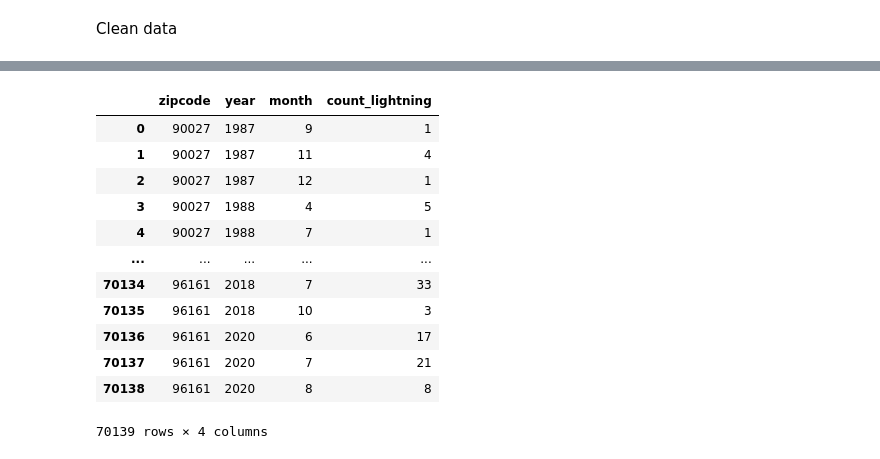
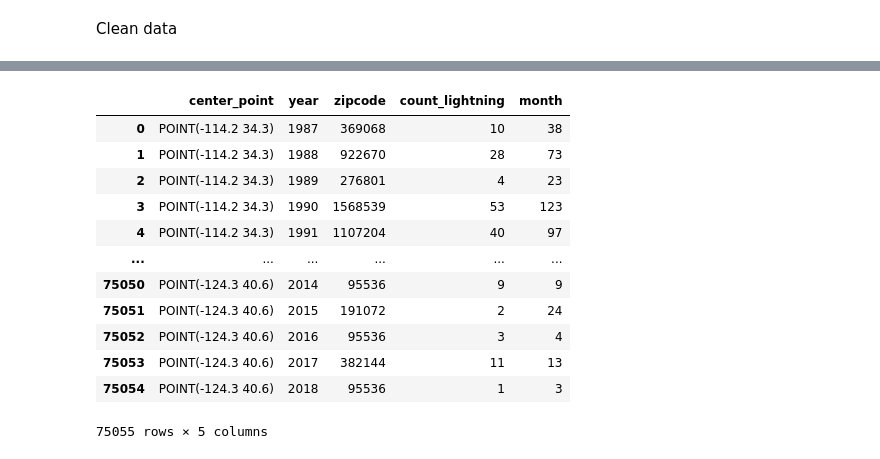
Before and after one commit to amyyunekim/Course_3_DataEngineering, a Jupyter notebook: pipeline/pipeline_testing1.ipynb, the cells around one changed output, grey strips where cells are left out. Saved outputs shown, nothing was run; the diff lists cells and outputs as text; code cells hidden in the pictures.

```diff
--- a/pipeline/pipeline_testing1.ipynb
+++ b/pipeline/pipeline_testing1.ipynb
@@ -64,6 +64,7 @@ def create_df():
     SELECT date,
     zipcode,
     city,
+    county,
     state_name as state,
     number_of_strikes as count_lightning,
     center_point_geom as center_point
@@ -106,20 +89,20 @@ memory usage: 17.3+ MB
 # %%
 df.city.unique()
-df.groupby(["zipcode","year","month"]).sum("count_lightning").reset_index()
+df.groupby(["center_point","year",]).sum("count_lightning").reset_index()
 # %% [output]
-|  | zipcode | year | month | count_lightning |
-| 0 | 90027 | 1987 | 9 | 1 |
-| 1 | 90027 | 1987 | 11 | 4 |
-| 2 | 90027 | 1987 | 12 | 1 |
-| 3 | 90027 | 1988 | 4 | 5 |
-| 4 | 90027 | 1988 | 7 | 1 |
-| ... | ... | ... | ... | ... |
-| 70134 | 96161 | 2018 | 7 | 33 |
-| 70135 | 96161 | 2018 | 10 | 3 |
-| 70136 | 96161 | 2020 | 6 | 17 |
-| 70137 | 96161 | 2020 | 7 | 21 |
-| 70138 | 96161 | 2020 | 8 | 8 |
+|  | center_point | year | zipcode | count_lightning | month |
+| 0 | POINT(-114.2 34.3) | 1987 | 369068 | 10 | 38 |
+| 1 | POINT(-114.2 34.3) | 1988 | 922670 | 28 | 73 |
+| 2 | POINT(-114.2 34.3) | 1989 | 276801 | 4 | 23 |
+| 3 | POINT(-114.2 34.3) | 1990 | 1568539 | 53 | 123 |
+| 4 | POINT(-114.2 34.3) | 1991 | 1107204 | 40 | 97 |
+| ... | ... | ... | ... | ... | ... |
+| 75050 | POINT(-124.3 40.6) | 2014 | 95536 | 9 | 9 |
+| 75051 | POINT(-124.3 40.6) | 2015 | 191072 | 2 | 24 |
+| 75052 | POINT(-124.3 40.6) | 2016 | 95536 | 3 | 4 |
+| 75053 | POINT(-124.3 40.6) | 2017 | 382144 | 11 | 13 |
+| 75054 | POINT(-124.3 40.6) | 2018 | 95536 | 1 | 3 |
-70139 rows × 4 columns
+75055 rows × 5 columns
 # %%
 def clean_geo(df):
     df['center_point'] = geopandas.GeoSeries.from_wkt(df['center_point'])
```
Also changed, not shown: parts of 44 cells of this notebook, 12 other files.
